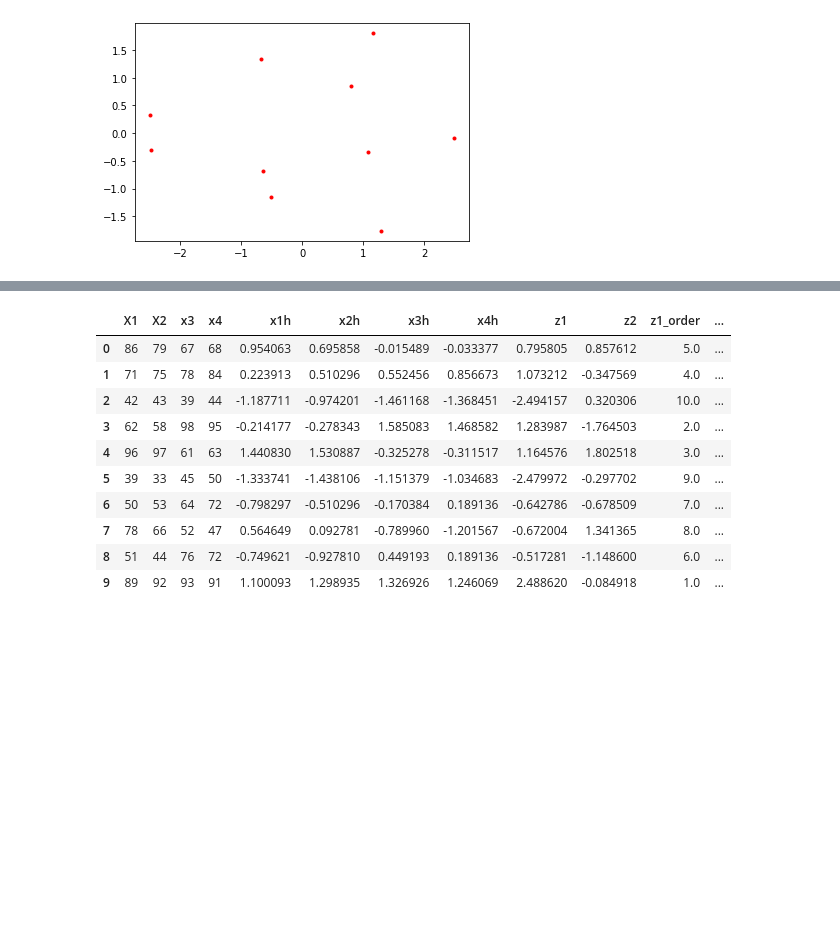
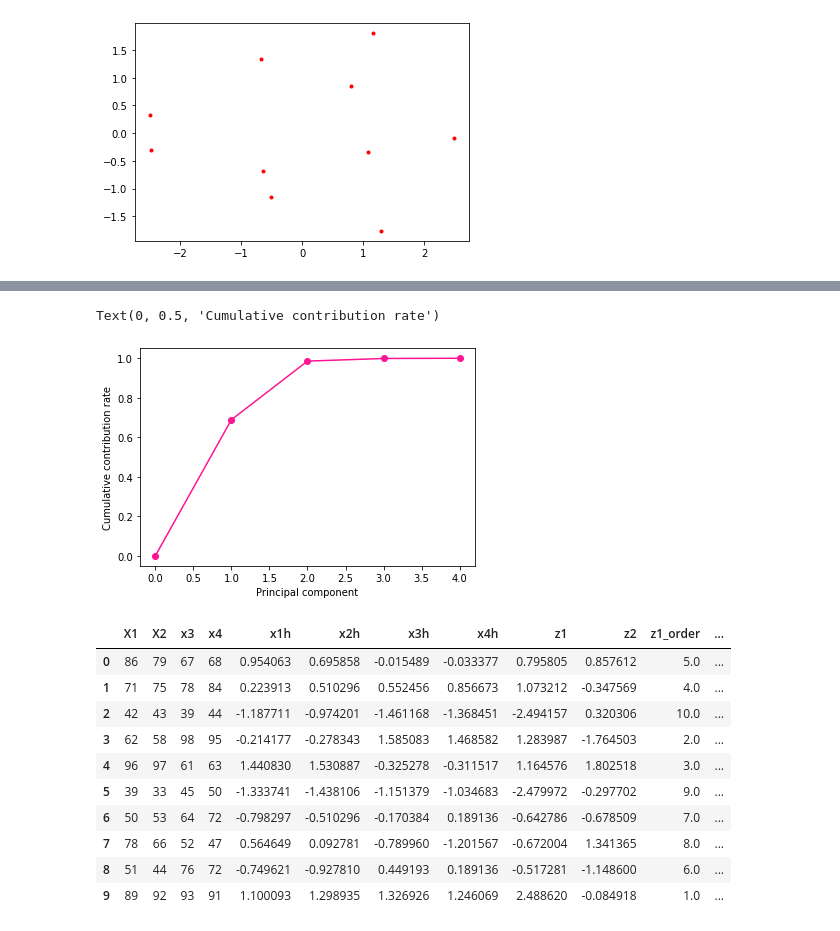
Before and after one commit to englishta/algorithm, a Jupyter notebook: prac2.ipynb, the cells around one changed output, grey strips where cells are left out. Saved outputs shown, nothing was run; the diff lists cells and outputs as text; code cells hidden in the pictures; blank space fills up the shorter version.

```diff
--- a/prac2.ipynb
+++ b/prac2.ipynb
@@ -25,6 +25,11 @@ z2 = A[0,1] * (x1h-np.mean(x1h)) + A[1,1] * (x2h-np.mean(x2h)) + A[2,1] * (x3h-n
 frame = pd.DataFrame({'X1' : x1, 'X2' : x2, 'x3' : x3, 'x4' : x4, 'x1h':x1h, 'x2h':x2h, 'x3h':x3h, 'x4h':x4h, 'z1':z1, 'z2':z2})
 frame = frame.assign(z1_order=len(frame.z1) - stats.mstats.rankdata(frame.z1)+1)
 frame = frame.assign(z2_order=len(frame.z2) - stats.mstats.rankdata(frame.z2)+1)
+rate = L/np.sum(L)#寄与率を求める配列
+#データフレームへ変換
+df_rate = pd.DataFrame(data = rate,
+                      columns = ['寄与率'],
+                      index = ["主成分{}".format(x+1) for x in range(4)])
 print("L=", L)
 print("A=", A)
 plt.plot(z1, z2, '.', color = 'red')
@@ -39,3 +52,17 @@ A= [[ 0.48727267  0.52733742  0.48528898 -0.49897415]
+# %%
+# 寄与率を累積する
+ruiseki = np.cumsum(rate)
+
+# 0を連結
+ruiseki = np.hstack([0, ruiseki])
+ruiseki
+# グラフを描画
+plt.plot(cc_ratio, "-o", color = 'deeppink')
+plt.xlabel("Principal component")
+plt.ylabel("Cumulative contribution rate")
+# %% [output]
+Text(0, 0.5, 'Cumulative contribution rate')
+[figure, added]
 # %%
 frame
 # %% [output]
```
Also changed, not shown: parts of 1 cell of this notebook, 1 other file.
